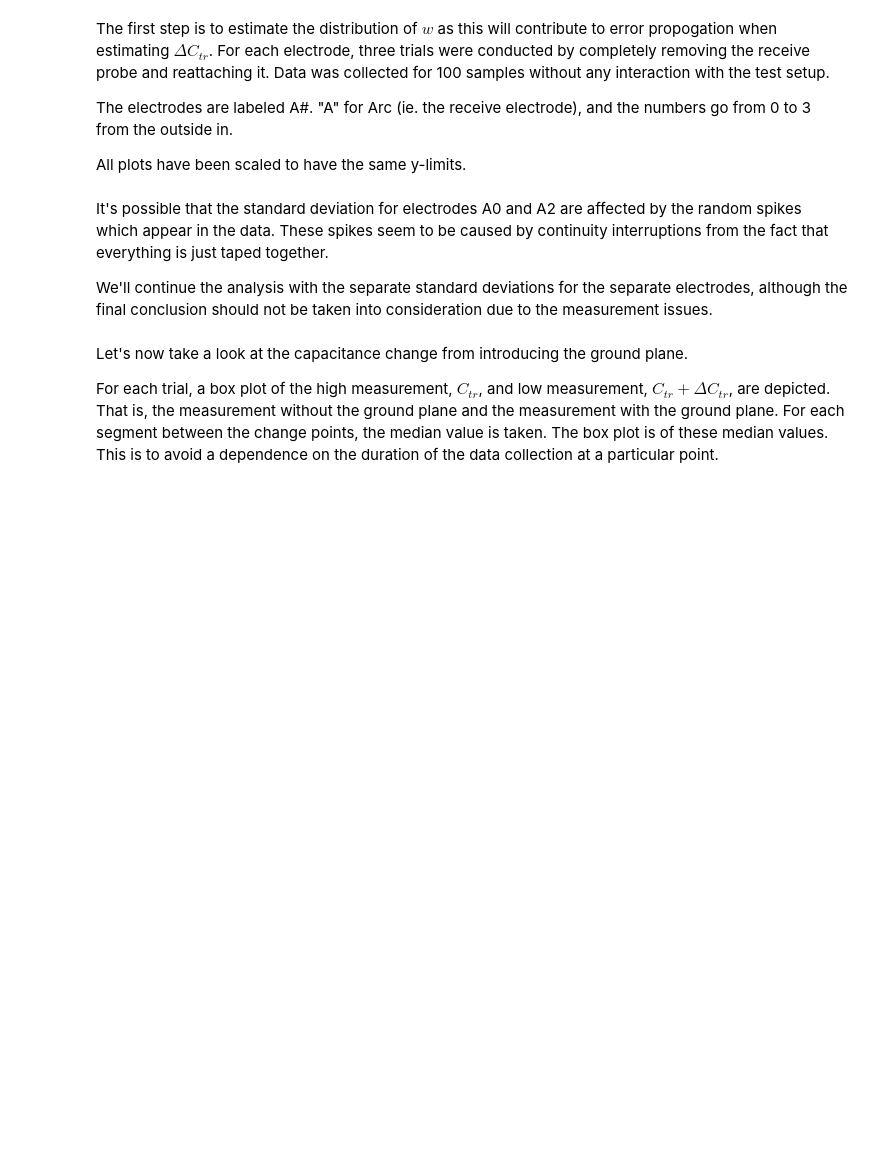
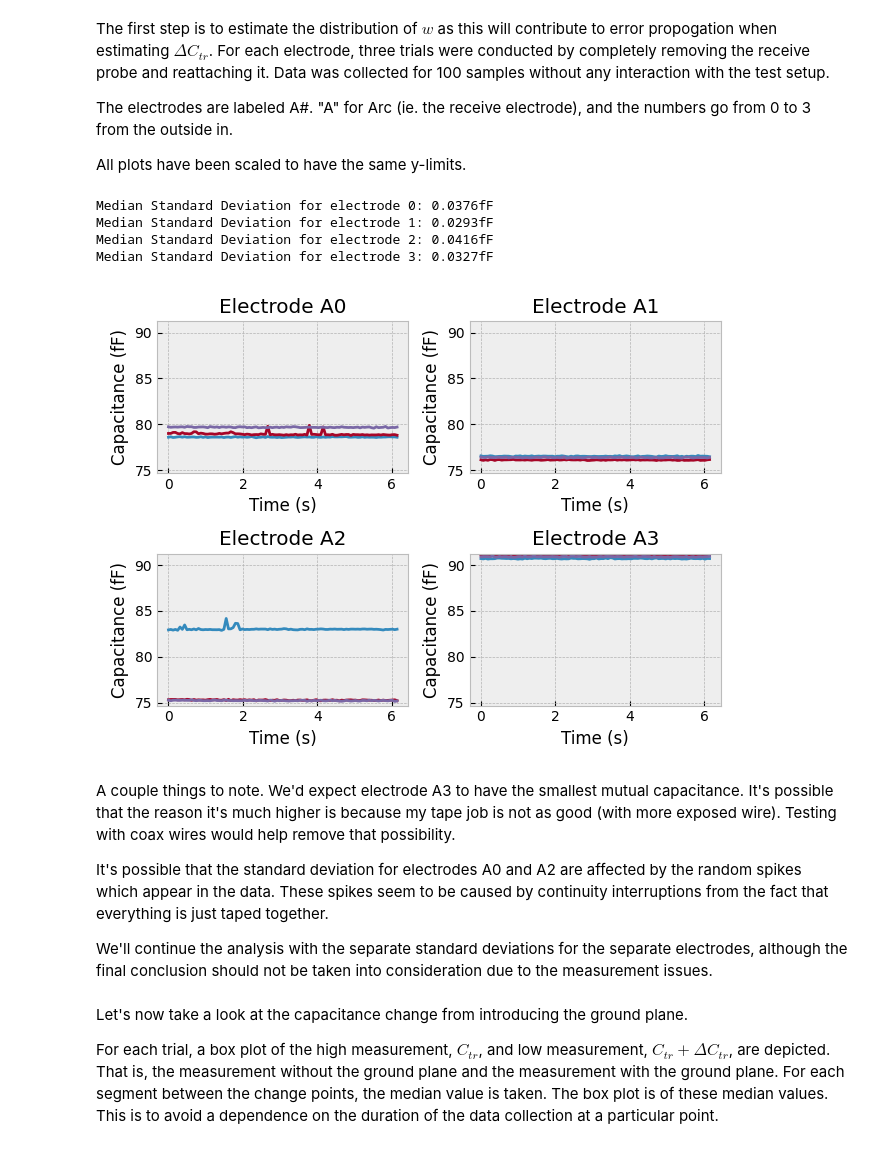
Before and after one commit to aechoi/smart-suction, a Jupyter notebook: src/capcup/data_process.ipynb, the cells around one changed output. Drawn from its saved outputs; the diff is of its cells as text; code cells hidden in the pictures; blank space fills up the shorter version.

```diff
--- a/src/capcup/data_process.ipynb
+++ b/src/capcup/data_process.ipynb
@@ -91,36 +150,44 @@ from collections import defaultdict
 num_trials = 4
 fig, axs = plt.subplots(2, 2)
 
 smallest_y = np.inf
 largest_y = -np.inf
 std_devs = defaultdict(list)
 for trial in reprod_trials:
     electrode = int(trial.trial_name.split("_")[2][1:])
     row = electrode // 2
     col = electrode % 2
 
     std_devs[electrode].append(np.std(count2ff(trial.cap_counts)))
 
     axs[row, col].plot(trial.time, count2ff(trial.cap_counts))
     ylims = axs[row, col].get_ylim()
     smallest_y = min(ylims[0], smallest_y)
     largest_y = max(ylims[1], largest_y)
     axs[row, col].set_title(f"Electrode A{electrode}")
     axs[row, col].set_xlabel("Time (s)")
     axs[row, col].set_ylabel("Capacitance (fF)")
 
 
 for row in axs:
     for ax in row:
         ax.set_ylim([smallest_y, largest_y])
 plt.tight_layout()
 
 sigma_ws = []
 for key, item in std_devs.items():
-    std_dev = np.average(item)
+    std_dev = np.median(item)
     sigma_ws.append(std_dev)
-    print(f"Average Standard Deviation for electrode {key}: {std_dev:.4f}fF")
+    print(f"Median Standard Deviation for electrode {key}: {std_dev:.4f}fF")
+# %% [output]
+Median Standard Deviation for electrode 0: 0.0376fF
+Median Standard Deviation for electrode 1: 0.0293fF
+Median Standard Deviation for electrode 2: 0.0416fF
+Median Standard Deviation for electrode 3: 0.0327fF
+[figure, added]
 # %% [markdown]
+A couple things to note. We'd expect electrode A3 to have the smallest mutual capacitance. It's possible that the reason it's much higher is because my tape job is not as good (with more exposed wire). Testing with coax wires would help remove that possibility.
+
 It's possible that the standard deviation for electrodes A0 and A2 are affected by the random spikes which appear in the data. These spikes seem to be caused by continuity interruptions from the fact that everything is just taped together.
 
 We'll continue the analysis with the separate standard deviations for the separate electrodes, although the final conclusion should not be taken into consideration due to the measurement issues.
```
Also changed, not shown: parts of 11 cells of this notebook, 22 other files.
